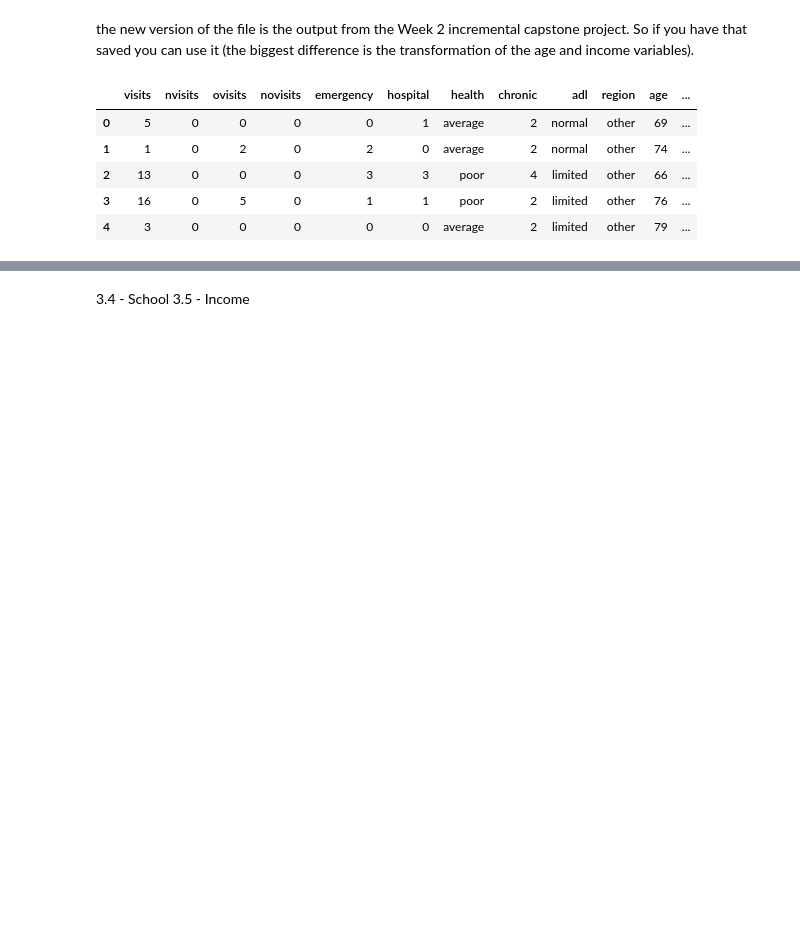
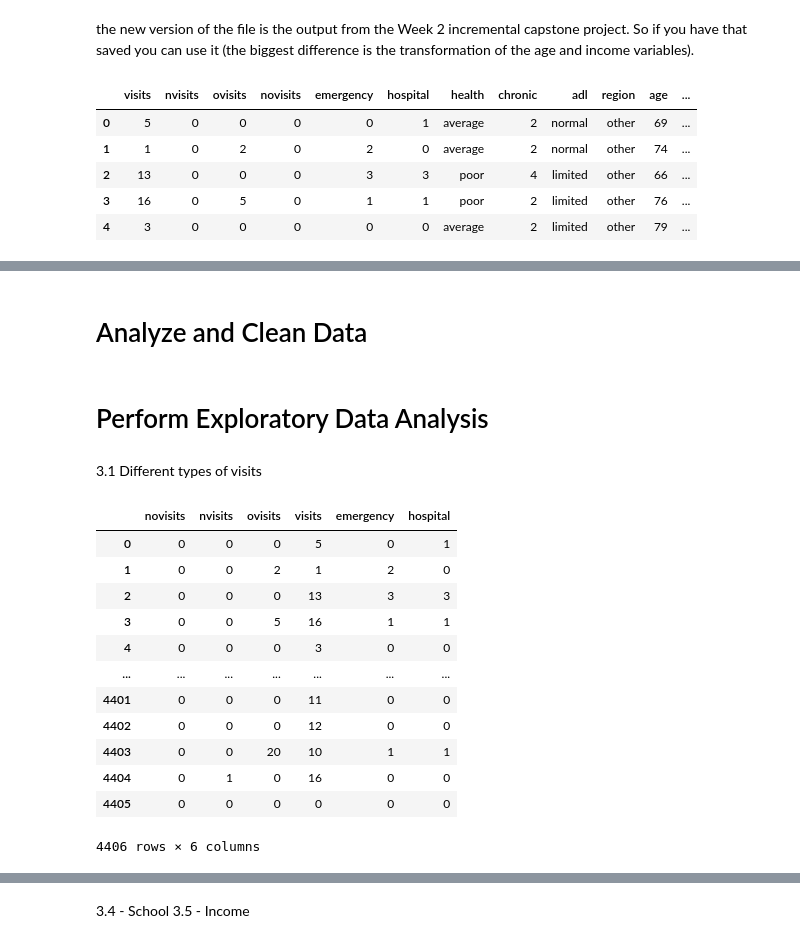
Before and after one commit to mobeloper/AIMLCaltechBootcamp, a Jupyter notebook: DataScience/Incremental_Capstone_Ebook_Dec/incremental_capstone.ipynb, the cells around one changed output, grey strips where cells are left out. Drawn from its saved outputs; the diff is of its cells as text; code cells hidden in the pictures; blank space fills up the shorter version.

```diff
--- a/DataScience/Incremental_Capstone_Ebook_Dec/incremental_capstone.ipynb
+++ b/DataScience/Incremental_Capstone_Ebook_Dec/incremental_capstone.ipynb
@@ -269,0 +379,23 @@ df.head()
+# %% [markdown]
+# Analyze and Clean Data
+# %% [markdown]
+# Perform Exploratory Data Analysis
+# %% [markdown]
+3.1 Different types of visits
+# %%
+visits_df = df[['novisits','nvisits','ovisits','visits','emergency','hospital']]
+visits_df
+# %% [output]
+|  | novisits | nvisits | ovisits | visits | emergency | hospital |
+| 0 | 0 | 0 | 0 | 5 | 0 | 1 |
+| 1 | 0 | 0 | 2 | 1 | 2 | 0 |
+| 2 | 0 | 0 | 0 | 13 | 3 | 3 |
+| 3 | 0 | 0 | 5 | 16 | 1 | 1 |
+| 4 | 0 | 0 | 0 | 3 | 0 | 0 |
+| ... | ... | ... | ... | ... | ... | ... |
+| 4401 | 0 | 0 | 0 | 11 | 0 | 0 |
+| 4402 | 0 | 0 | 0 | 12 | 0 | 0 |
+| 4403 | 0 | 0 | 20 | 10 | 1 | 1 |
+| 4404 | 0 | 1 | 0 | 16 | 0 | 0 |
+| 4405 | 0 | 0 | 0 | 0 | 0 | 0 |
+4406 rows × 6 columns
```
Also changed, not shown: parts of 25 cells of this notebook, 1 other file.
